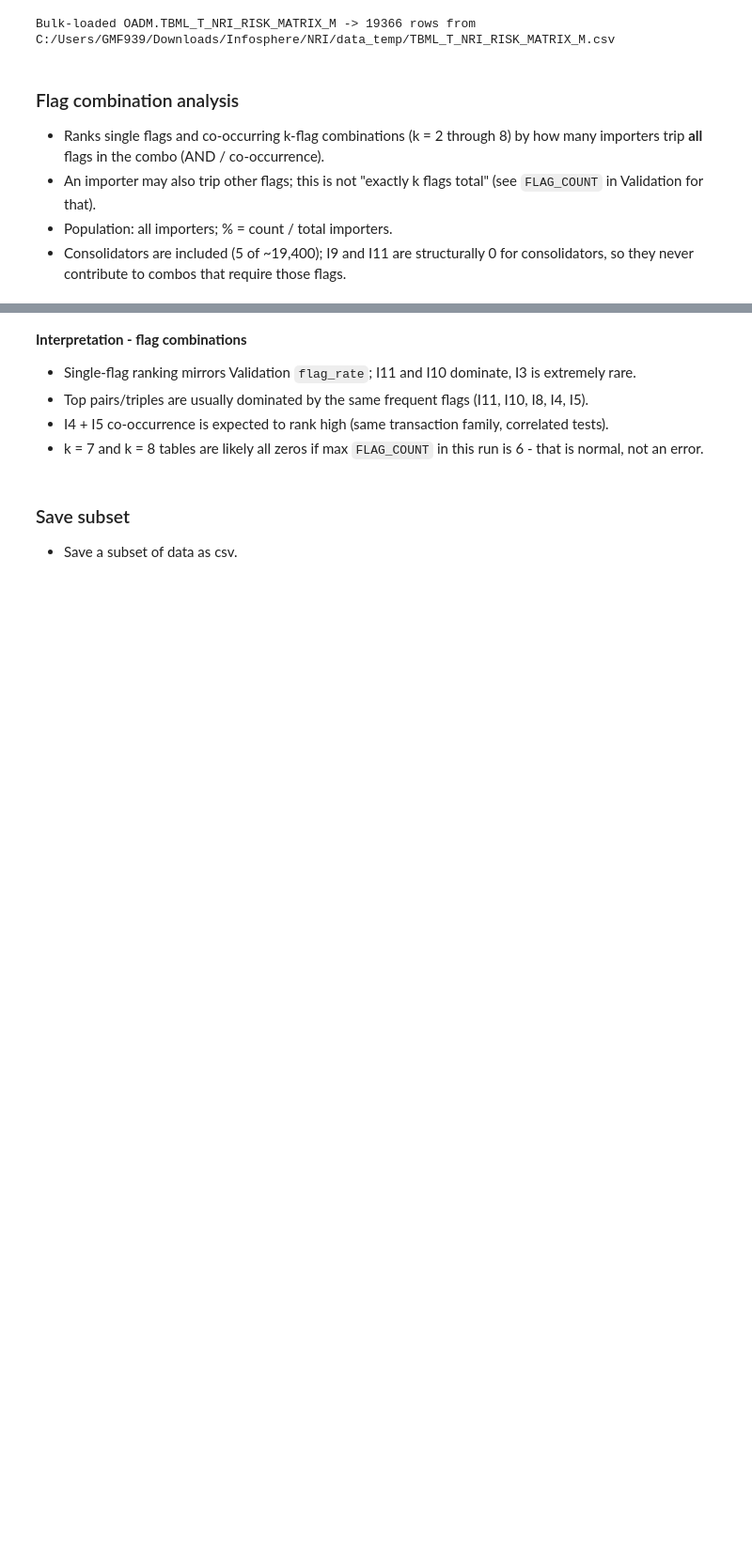
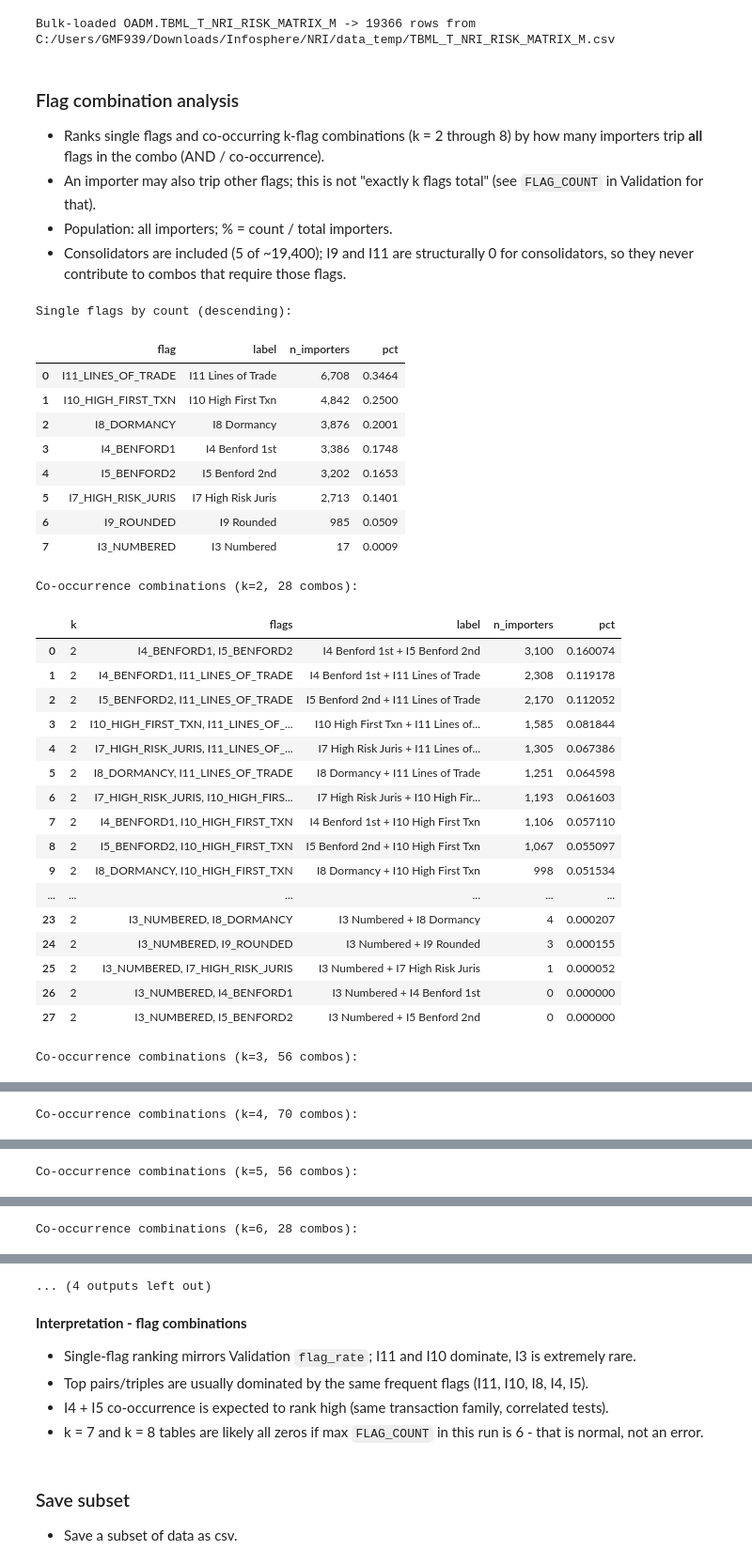
Before and after one commit to Daolaiya/cbsa-nri, a Jupyter notebook: NRI_2_TBML.ipynb, the cells around one changed output, grey strips where cells are left out. Shown at 94% size. Saved outputs shown, nothing was run; the diff lists cells and outputs as text; code cells hidden in the pictures; blank space fills up the shorter version.

```diff
--- a/NRI_2_TBML.ipynb
+++ b/NRI_2_TBML.ipynb
@@ -1107,33 +1203,61 @@ FLAG_LABELS = {
 
 def combo_label(cols):
     return " + ".join(FLAG_LABELS.get(c, c) for c in cols)
 
 n_ent = len(risk_matrix)
 flags = risk_matrix[flag_cols].fillna(0).astype(int)
 
 # k = 1: single-flag frequency
 single = flags.sum().sort_values(ascending=False).reset_index()
 single.columns = ["flag", "n_importers"]
 single["label"] = single["flag"].map(FLAG_LABELS)
 single["pct"] = (single["n_importers"] / n_ent).round(4)
 print("Single flags by count (descending):")
 display_full(format_specific_columns(single[["flag", "label", "n_importers", "pct"]], ["n_importers"]))
 
 # k = 2 .. 8: co-occurrence combinations
 for k in range(2, len(flag_cols) + 1):
     rows = []
     for combo in combinations(flag_cols, k):
         combo = list(combo)
         n = int(flags[combo].all(axis=1).sum())
         rows.append({
             "k": k,
             "flags": ", ".join(combo),
             "label": combo_label(combo),
             "n_importers": n,
             "pct": n / n_ent,
         })
-    combo_df = pd.DataFrame(rows).sort_values(
-        ["n_importers", "label"], ascending=[False, True]
-    ).reset_index(drop=True)
+    combo_df = pd.DataFrame(rows).sort_values(["n_importers", "label"], ascending=[False, True]).reset_index(drop=True)
     print("Co-occurrence combinations (k=%d, %d combos):" % (k, len(combo_df)))
     display_full(format_specific_columns(combo_df, ["n_importers"]))
+# %% [output]
+Single flags by count (descending):
+|  | flag | label | n_importers | pct |
+| 0 | I11_LINES_OF_TRADE | I11 Lines of Trade | 6,708 | 0.3464 |
+| 1 | I10_HIGH_FIRST_TXN | I10 High First Txn | 4,842 | 0.2500 |
+| 2 | I8_DORMANCY | I8 Dormancy | 3,876 | 0.2001 |
+| 3 | I4_BENFORD1 | I4 Benford 1st | 3,386 | 0.1748 |
+| 4 | I5_BENFORD2 | I5 Benford 2nd | 3,202 | 0.1653 |
+| 5 | I7_HIGH_RISK_JURIS | I7 High Risk Juris | 2,713 | 0.1401 |
+| 6 | I9_ROUNDED | I9 Rounded | 985 | 0.0509 |
+| 7 | I3_NUMBERED | I3 Numbered | 17 | 0.0009 |
+Co-occurrence combinations (k=2, 28 combos):
+|  | k | flags | label | n_importers | pct |
+| 0 | 2 | I4_BENFORD1, I5_BENFORD2 | I4 Benford 1st + I5 Benford 2nd | 3,100 | 0.160074 |
+| 1 | 2 | I4_BENFORD1, I11_LINES_OF_TRADE | I4 Benford 1st + I11 Lines of Trade | 2,308 | 0.119178 |
+| 2 | 2 | I5_BENFORD2, I11_LINES_OF_TRADE | I5 Benford 2nd + I11 Lines of Trade | 2,170 | 0.112052 |
+| 3 | 2 | I10_HIGH_FIRST_TXN, I11_LINES_OF_... | I10 High First Txn + I11 Lines of... | 1,585 | 0.081844 |
+| 4 | 2 | I7_HIGH_RISK_JURIS, I11_LINES_OF_... | I7 High Risk Juris + I11 Lines of... | 1,305 | 0.067386 |
+| 5 | 2 | I8_DORMANCY, I11_LINES_OF_TRADE | I8 Dormancy + I11 Lines of Trade | 1,251 | 0.064598 |
+| 6 | 2 | I7_HIGH_RISK_JURIS, I10_HIGH_FIRS... | I7 High Risk Juris + I10 High Fir... | 1,193 | 0.061603 |
+| 7 | 2 | I4_BENFORD1, I10_HIGH_FIRST_TXN | I4 Benford 1st + I10 High First Txn | 1,106 | 0.057110 |
+| 8 | 2 | I5_BENFORD2, I10_HIGH_FIRST_TXN | I5 Benford 2nd + I10 High First Txn | 1,067 | 0.055097 |
+| 9 | 2 | I8_DORMANCY, I10_HIGH_FIRST_TXN | I8 Dormancy + I10 High First Txn | 998 | 0.051534 |
+| ... | ... | ... | ... | ... | ... |
+| 23 | 2 | I3_NUMBERED, I8_DORMANCY | I3 Numbered + I8 Dormancy | 4 | 0.000207 |
+| 24 | 2 | I3_NUMBERED, I9_ROUNDED | I3 Numbered + I9 Rounded | 3 | 0.000155 |
+| 25 | 2 | I3_NUMBERED, I7_HIGH_RISK_JURIS | I3 Numbered + I7 High Risk Juris | 1 | 0.000052 |
+| 26 | 2 | I3_NUMBERED, I4_BENFORD1 | I3 Numbered + I4 Benford 1st | 0 | 0.000000 |
+| 27 | 2 | I3_NUMBERED, I5_BENFORD2 | I3 Numbered + I5 Benford 2nd | 0 | 0.000000 |
+Co-occurrence combinations (k=3, 56 combos):
@@ -1139,0 +1281 @@ for k in range(2, len(flag_cols) + 1):
+Co-occurrence combinations (k=4, 70 combos):
@@ -1139,0 +1299 @@ for k in range(2, len(flag_cols) + 1):
+Co-occurrence combinations (k=5, 56 combos):
@@ -1139,0 +1317 @@ for k in range(2, len(flag_cols) + 1):
+Co-occurrence combinations (k=6, 28 combos):
@@ -1140,3 +1335,4 @@ for k in range(2, len(flag_cols) + 1):
+... (4 outputs left out)
 # %% [markdown]
 **Interpretation - flag combinations**
 - Single-flag ranking mirrors Validation `flag_rate`; I11 and I10 dominate, I3 is extremely rare.
```
Also changed, not shown: parts of 15 cells of this notebook.
